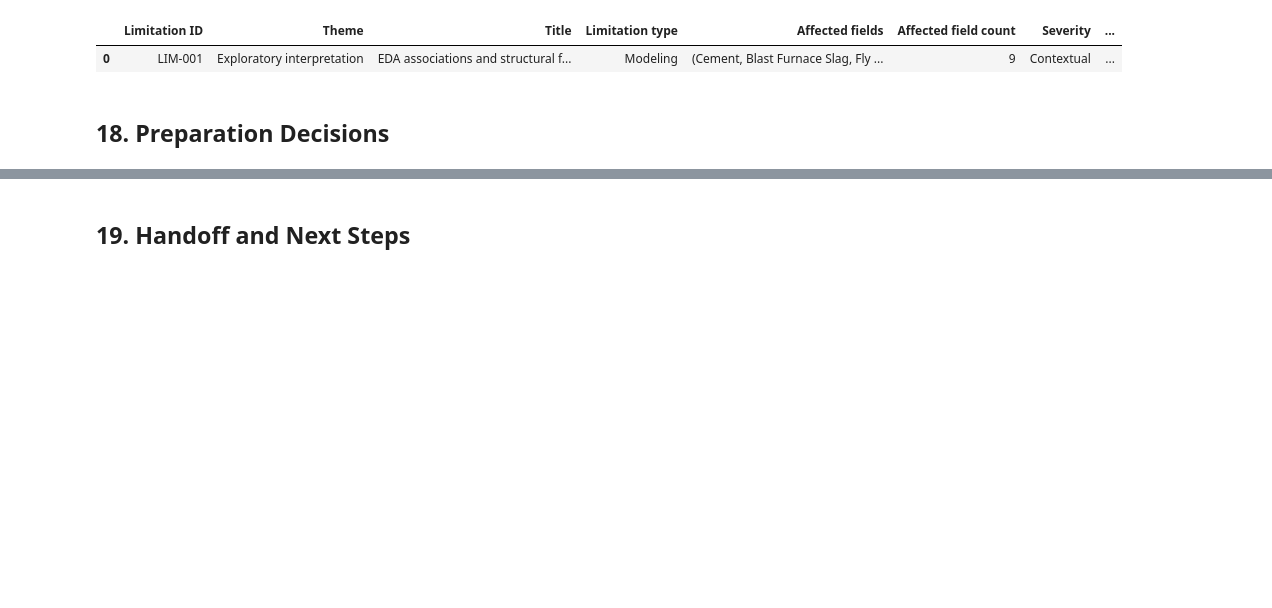
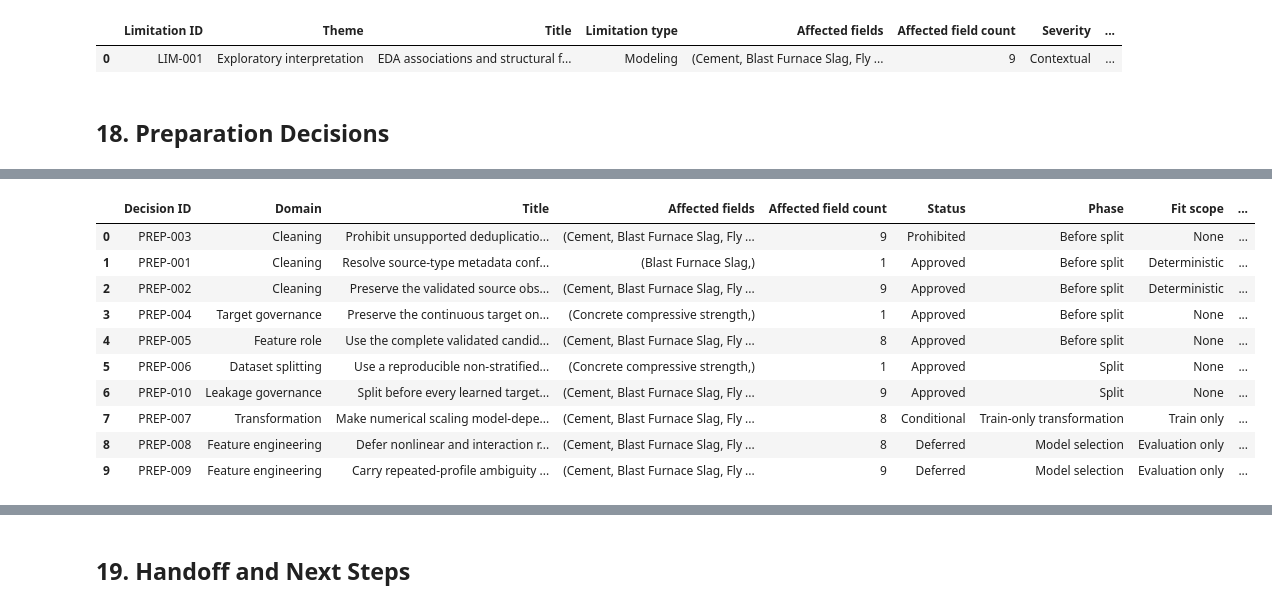
Before and after one commit to FabioAguiar/dataset-study-concrete-compressives-strength, a Jupyter notebook: notebooks/01_data_understanding_and_exploration.ipynb, the cells around one changed output, grey strips where cells are left out. Saved outputs shown, nothing was run; the diff lists cells and outputs as text; code cells hidden in the pictures; blank space fills up the shorter version.

Commit message:
feat(exploration): define continuous regression preparation decisions

```diff
--- a/notebooks/01_data_understanding_and_exploration.ipynb
+++ b/notebooks/01_data_understanding_and_exploration.ipynb
@@ -951,3 +951,81 @@ The following hypotheses remain exploratory and must be validated in later model
 | 0 | LIM-001 | Exploratory interpretation | EDA associations and structural f... | Modeling | (Cement, Blast Furnace Slag, Fly ... | 9 | Contextual | ... |
 # %% [markdown]
 ## 18. Preparation Decisions
+# %%
+from IPython.display import display
+
+from scripts.record_preparation_decisions import (
+    record_static_continuous_regression_preparation_decisions,
+)
+
+
+# Dataset-study preparation policy remains explicit in the notebook.
+TRAIN_FRACTION = 0.70
+VALIDATION_FRACTION = 0.15
+TEST_FRACTION = 0.15
+PREPARATION_RANDOM_SEED = 42
+
+# The released UCI values are authoritative for materialization. The source
+# metadata labels Blast Furnace Slag as Integer even though valid decimal
+# measurements are present, so the analytical type is resolved without
+# rounding, truncating, deleting, or imputing released values.
+SOURCE_TYPE_RESOLUTIONS = {
+    "Blast Furnace Slag": {
+        "source_declared_type": "Integer",
+        "effective_analytical_type": "Continuous numeric",
+        "operation": (
+            "Preserve released decimal values exactly; do not round, truncate, "
+            "or coerce them to integer."
+        ),
+        "rationale": (
+            "The acquired UCI table contains domain-valid decimal slag quantities, "
+            "so the released measurements take precedence over the incompatible "
+            "source-type annotation."
+        ),
+    },
+}
+
+preparation_decision_report = (
+    record_static_continuous_regression_preparation_decisions(
+        available_fields=df.columns,
+        target=target_contract.target,
+        candidate_features=FEATURE_COLUMNS,
+        identifiers=IDENTIFIER_COLUMNS,
+        duplicate_report=duplicate_report,
+        target_report=target_distribution_report,
+        numerical_report=numerical_report,
+        feature_relationship_report=feature_relationship_report,
+        regression_structure_report=regression_structure_report,
+        leakage_report=leakage_report,
+        quality_report=quality_findings_report,
+        exploratory_insights_report=exploratory_insights_report,
+        source_type_resolutions=SOURCE_TYPE_RESOLUTIONS,
+        train_fraction=TRAIN_FRACTION,
+        validation_fraction=VALIDATION_FRACTION,
+        test_fraction=TEST_FRACTION,
+        random_seed=PREPARATION_RANDOM_SEED,
+    )
+)
+
+preparation_decision_report.raise_if_invalid()
+preparation_decision_report.raise_if_split_not_ready(
+    require_stratification_contract=False,
+)
+
+display(preparation_decision_report.summary_frame())
+display(preparation_decision_report.decisions_frame())
+display(preparation_decision_report.execution_plan_frame())
+display(preparation_decision_report.split_policy_frame())
+display(preparation_decision_report.guardrails_frame())
+
+preparation_blockers = preparation_decision_report.blockers_frame()
+if preparation_blockers.empty:
+    print("No preparation or split-execution blocker remains open.")
+else:
+    display(preparation_blockers)
+
+print(
+    "Preparation decisions are declarations only; no source values were changed, "
+    "no split was executed, no transformer was fitted, and no model was trained."
+)
+# %% [output]
@@ -953,0 +1047,11 @@ The following hypotheses remain exploratory and must be validated in later model
+|  | Decision ID | Domain | Title | Affected fields | Affected field count | Status | Phase | Fit scope | ... |
+| 0 | PREP-003 | Cleaning | Prohibit unsupported deduplicatio... | (Cement, Blast Furnace Slag, Fly ... | 9 | Prohibited | Before split | None | ... |
+| 1 | PREP-001 | Cleaning | Resolve source-type metadata conf... | (Blast Furnace Slag,) | 1 | Approved | Before split | Deterministic | ... |
+| 2 | PREP-002 | Cleaning | Preserve the validated source obs... | (Cement, Blast Furnace Slag, Fly ... | 9 | Approved | Before split | Deterministic | ... |
+| 3 | PREP-004 | Target governance | Preserve the continuous target on... | (Concrete compressive strength,) | 1 | Approved | Before split | None | ... |
+| 4 | PREP-005 | Feature role | Use the complete validated candid... | (Cement, Blast Furnace Slag, Fly ... | 8 | Approved | Before split | None | ... |
+| 5 | PREP-006 | Dataset splitting | Use a reproducible non-stratified... | (Concrete compressive strength,) | 1 | Approved | Split | None | ... |
+| 6 | PREP-010 | Leakage governance | Split before every learned target... | (Cement, Blast Furnace Slag, Fly ... | 9 | Approved | Split | None | ... |
+| 7 | PREP-007 | Transformation | Make numerical scaling model-depe... | (Cement, Blast Furnace Slag, Fly ... | 8 | Conditional | Train-only transformation | Train only | ... |
+| 8 | PREP-008 | Feature engineering | Defer nonlinear and interaction r... | (Cement, Blast Furnace Slag, Fly ... | 8 | Deferred | Model selection | Evaluation only | ... |
+| 9 | PREP-009 | Feature engineering | Carry repeated-profile ambiguity ... | (Cement, Blast Furnace Slag, Fly ... | 9 | Deferred | Model selection | Evaluation only | ... |
```
Also changed, not shown: parts of 1 cell of this notebook, 2 other files.
